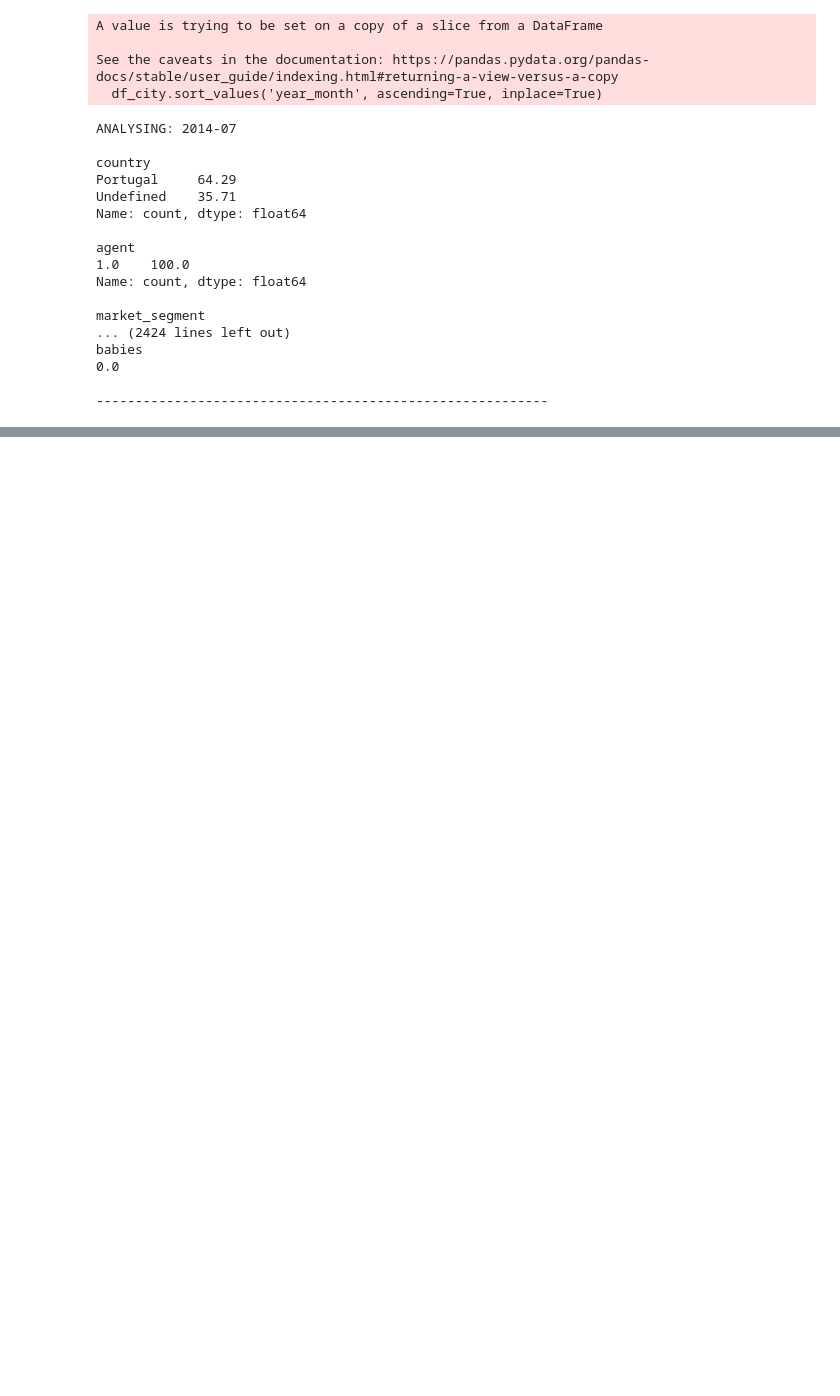
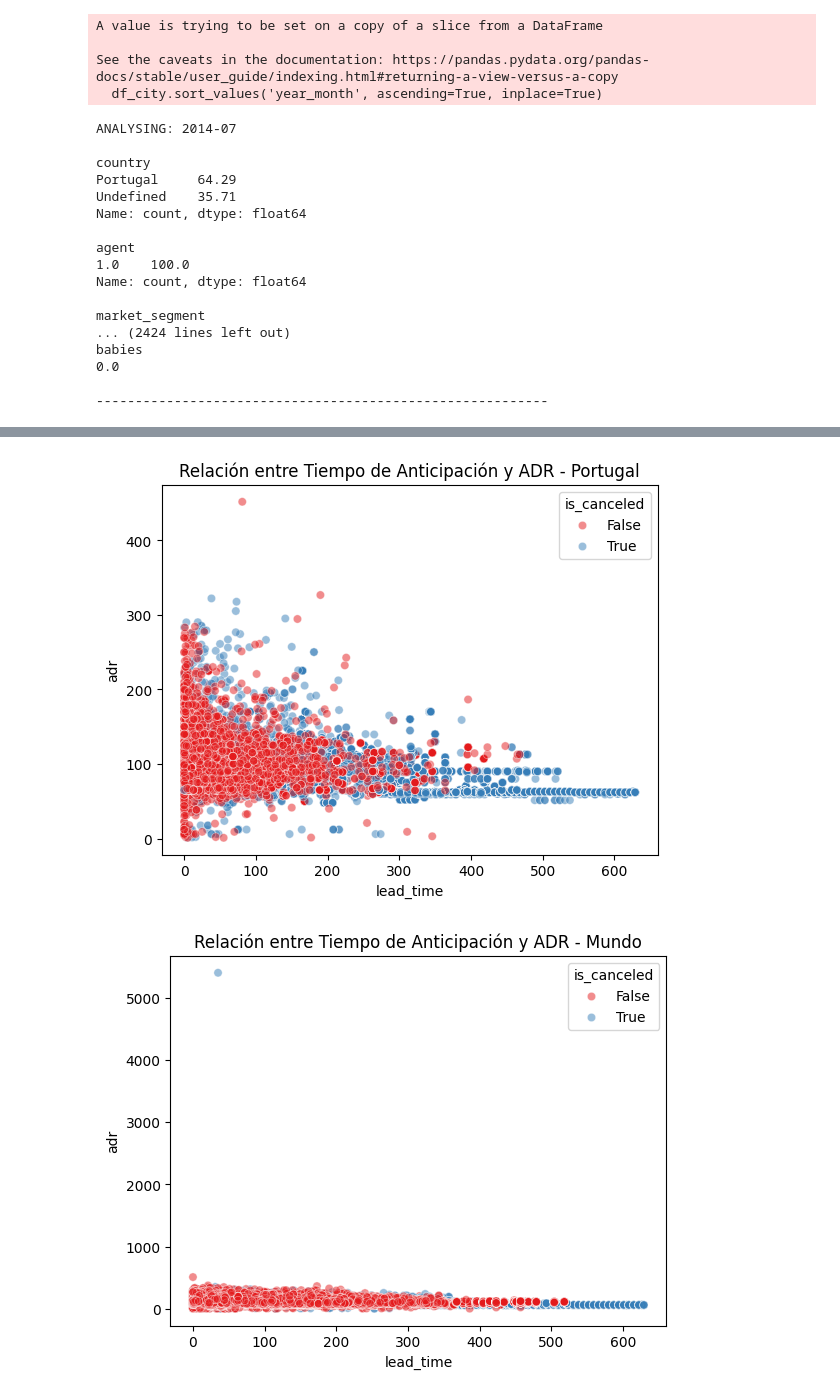
Before and after one commit to marinaescobar/proyecto-da-promo-G-modulo-4-team-4, a Jupyter notebook: report_marina.ipynb, the cells around one changed output, grey strips where cells are left out. Saved outputs shown, nothing was run; the diff lists cells and outputs as text; code cells hidden in the pictures; blank space fills up the shorter version.

```diff
--- a/report_marina.ipynb
+++ b/report_marina.ipynb
@@ -551,0 +616,11 @@ plt.show()
+# %%
+sns.scatterplot(x='lead_time', y='adr', hue='is_canceled', data=df_portugal, palette='Set1', alpha=0.5)
+plt.title("Relación entre Tiempo de Anticipación y ADR - Portugal")
+plt.show()
+
+sns.scatterplot(x='lead_time', y='adr', hue='is_canceled', data=df_world, palette='Set1', alpha=0.5)
+plt.title("Relación entre Tiempo de Anticipación y ADR - Mundo")
+plt.show()
+# %% [output]
+[figure, added]
+[figure, added]
```
Also changed, not shown: parts of 23 cells of this notebook.
